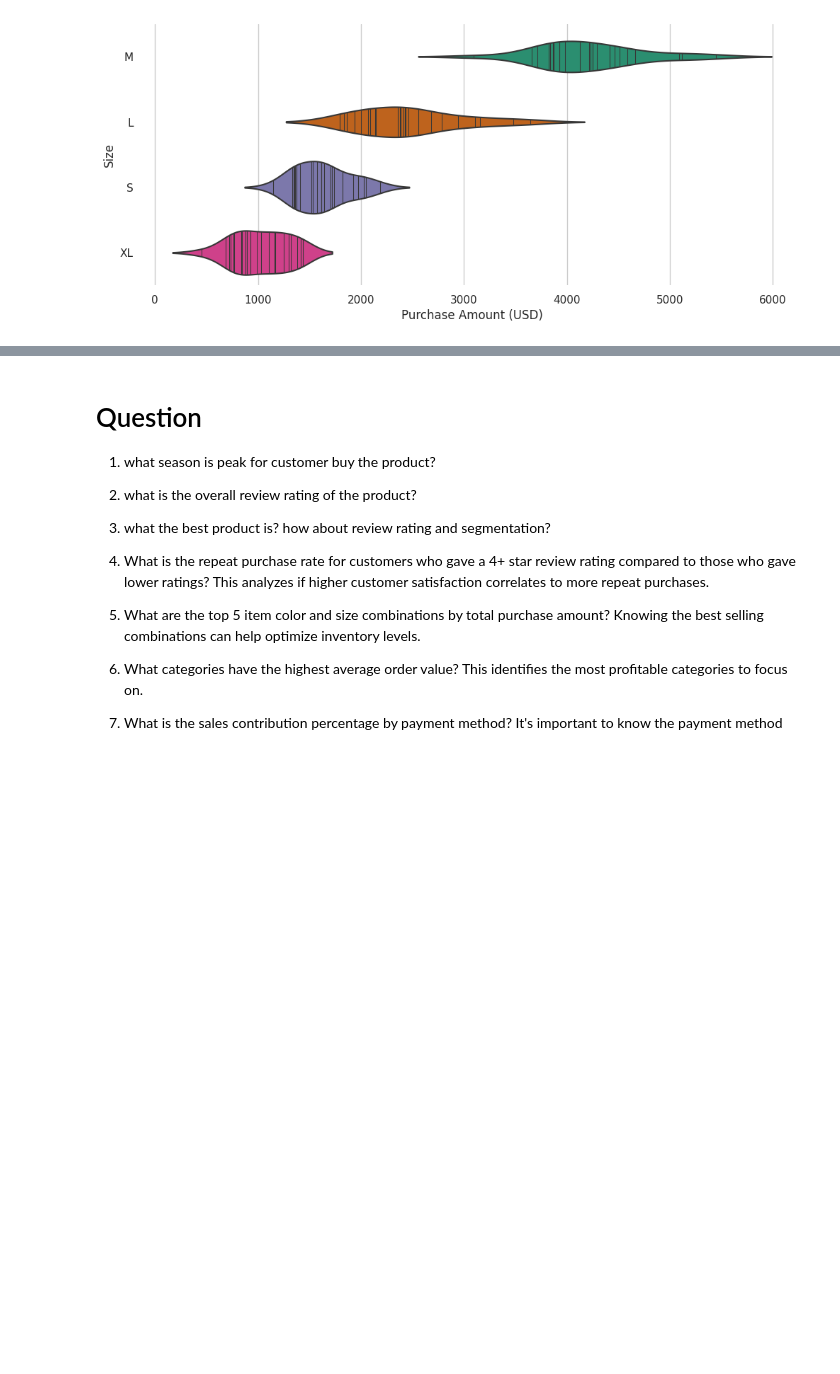
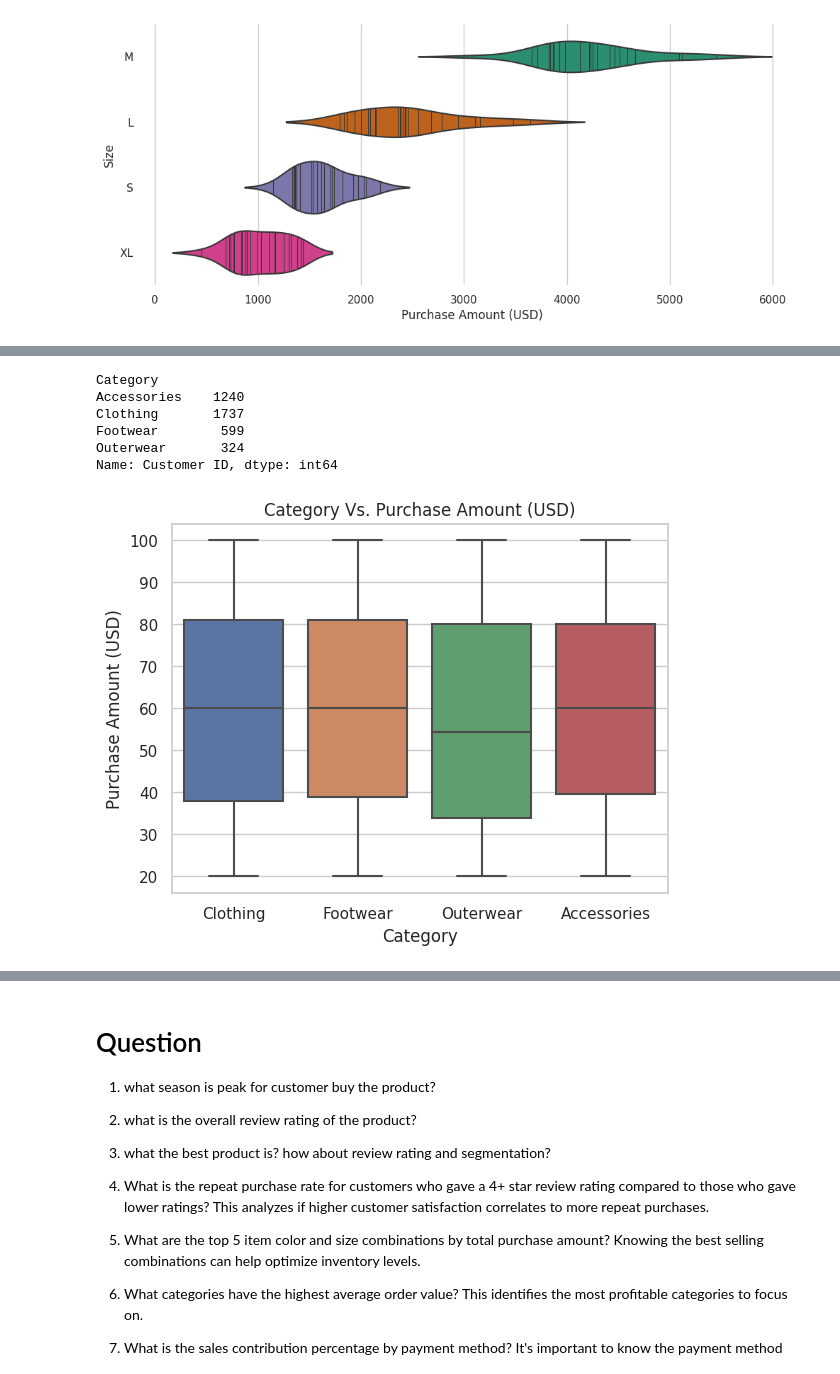
Before and after one commit to DzikriNurRochim/Data_science, a Jupyter notebook: Customer_Shipping.ipynb, the cells around one changed output, grey strips where cells are left out. Saved outputs shown, nothing was run; the diff lists cells and outputs as text; code cells hidden in the pictures; blank space fills up the shorter version.

```diff
--- a/Customer_Shipping.ipynb
+++ b/Customer_Shipping.ipynb
@@ -1801,0 +1831,22 @@ Top 5 Purchase Amount (USD) by Color and Size  :
+# %%
+cat_count=data.groupby('Category')['Customer ID'].count()
+cat_count
+# %% [output]
+Category
+Accessories    1240
+Clothing       1737
+Footwear        599
+Outerwear       324
+Name: Customer ID, dtype: int64
+# %%
+cat_profit=data[['Category','Purchase Amount (USD)']]
+cat_profit
+sns.boxplot(x='Category',y='Purchase Amount (USD)',data=cat_profit)
+
+plt.xlabel('Category')
+plt.ylabel('Purchase Amount (USD)')
+plt.title('Category Vs. Purchase Amount (USD)')
+
+plt.show()
+# %% [output]
+[figure, added]
```
Also changed, not shown: parts of 36 cells of this notebook.
